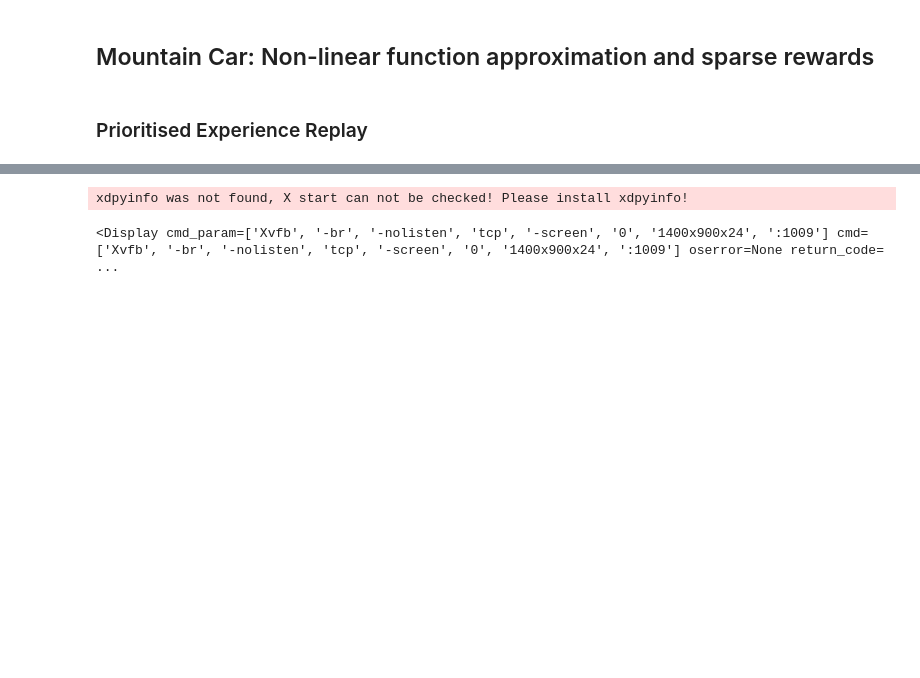
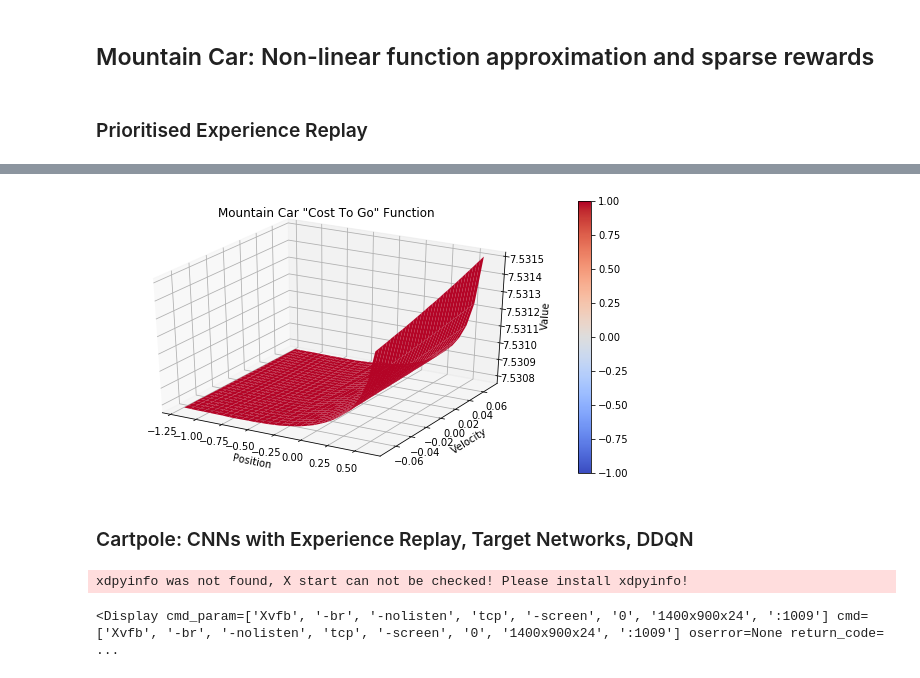
Before and after one commit to callumhedemann/Reinforcement-Learning, a Jupyter notebook: q_learning.ipynb, the cells around one changed output, grey strips where cells are left out. Drawn from its saved outputs; the diff is of its cells as text; code cells hidden in the pictures; blank space fills up the shorter version.

```diff
--- a/q_learning.ipynb
+++ b/q_learning.ipynb
@@ -974,0 +1010,26 @@ tensor([[1., 1., 1.,  ..., 1., 1., 1.],
+# %%
+from mpl_toolkits.mplot3d import Axes3D
+import matplotlib.pyplot as plt
+import matplotlib
+
+def plot_cost_to_go_mountain_car(num_tiles=30):
+    with torch.no_grad():
+        x = np.linspace(env.observation_space.low[0], env.observation_space.high[0], num=num_tiles)
+        y = np.linspace(env.observation_space.low[1], env.observation_space.high[1], num=num_tiles)
+        X, Y = np.meshgrid(x, y)
+        Z = np.apply_along_axis(lambda s: -np.max(q_function(torch.tensor(s).float().cuda().unsqueeze(dim=0)).cpu().squeeze().numpy()), 2, np.dstack([X, Y]))
+
+    fig = plt.figure(figsize=(10, 5))
+    ax = fig.add_subplot(111, projection='3d')
+    surf = ax.plot_surface(X, Y, Z, rstride=1, cstride=1,
+                          cmap=matplotlib.cm.coolwarm, vmin=-1.0, vmax=1.0)
+    ax.set_xlabel('Position')
+    ax.set_ylabel('Velocity')
+    ax.set_zlabel('Value')
+    ax.set_title("Mountain Car \"Cost To Go\" Function")
+    fig.colorbar(surf)
+    plt.show()
+
+plot_cost_to_go_mountain_car()
+# %% [output]
+[figure, added]
@@ -975,3 +1038,5 @@ tensor([[1., 1., 1.,  ..., 1., 1., 1.],
+# %% [markdown]
+### Cartpole: CNNs with Experience Replay, Target Networks, DDQN
 # %%
 import gym
 # get frames from render in notebook
```
Also changed, not shown: parts of 93 cells of this notebook.
